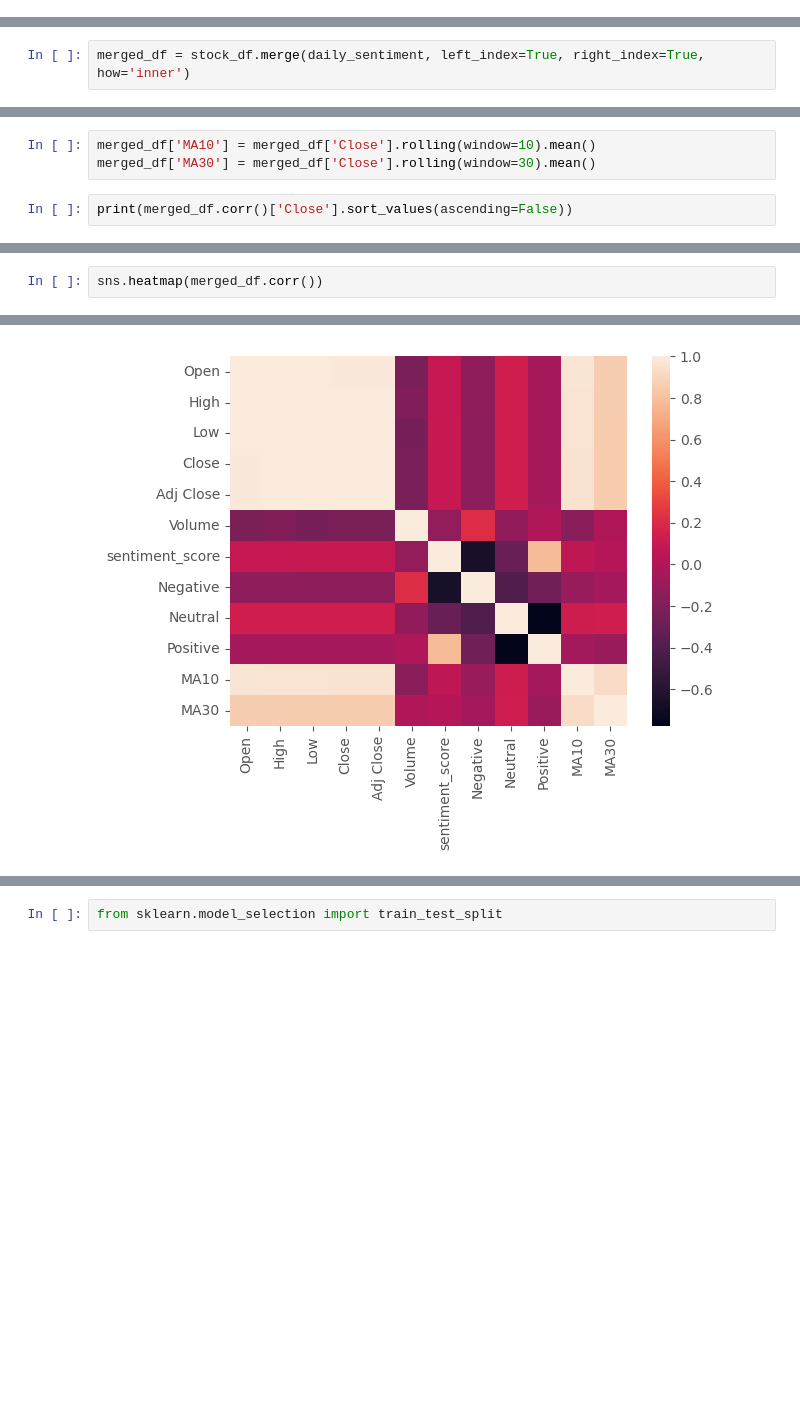
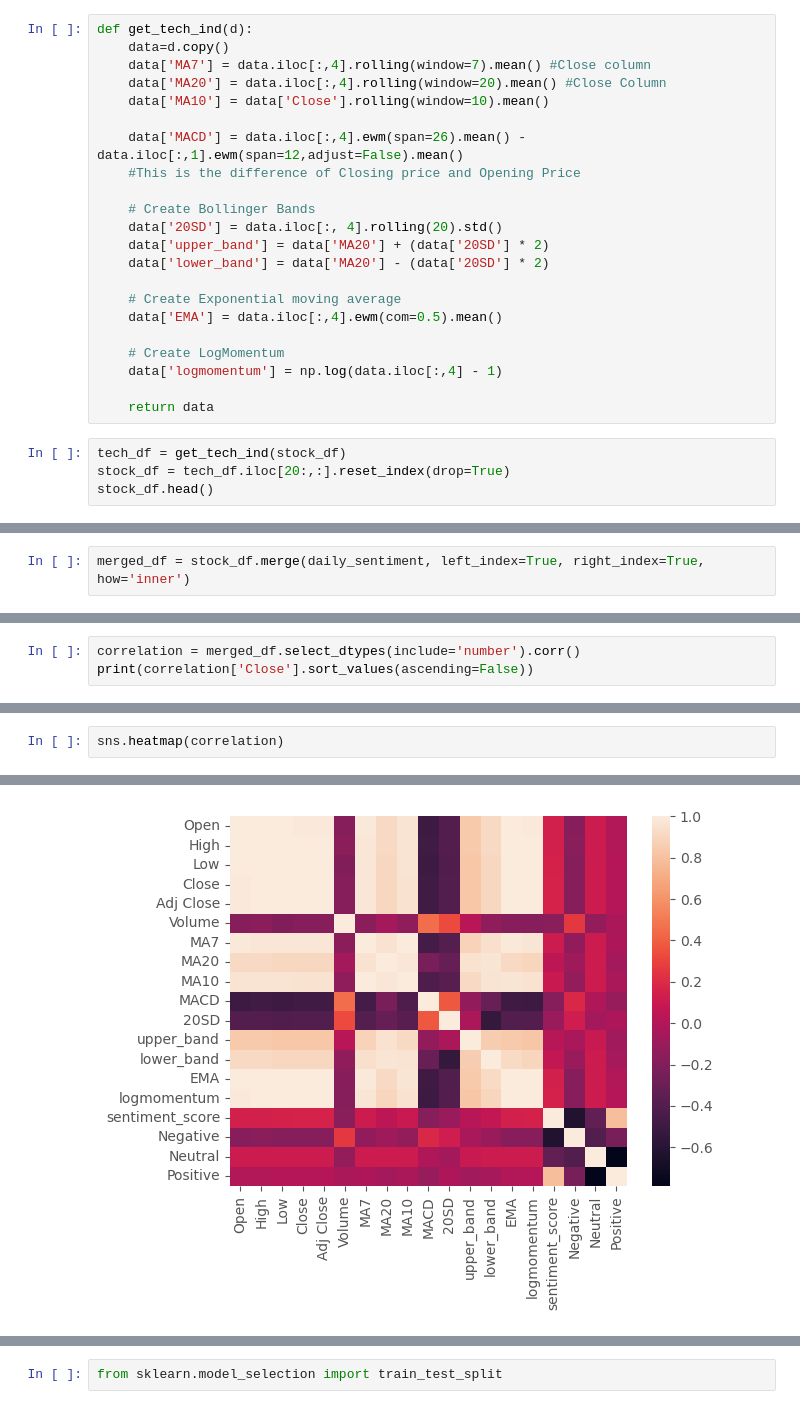
Before and after one commit to Anikethb05/Sentiment-analysis-of-Tweets-for-stock-market-prediction, a Jupyter notebook: Stock market prediction using Sentiment Analysis.ipynb, the cells around one changed output, grey strips where cells are left out. Saved outputs shown, nothing was run; the diff lists cells and outputs as text; blank space fills up the shorter version.

```diff
--- a/Stock market prediction using Sentiment Analysis.ipynb
+++ b/Stock market prediction using Sentiment Analysis.ipynb
@@ -172,0 +186,26 @@ stock_df.head()
+# %%
+def get_tech_ind(d):
+    data=d.copy()
+    data['MA7'] = data.iloc[:,4].rolling(window=7).mean() #Close column
+    data['MA20'] = data.iloc[:,4].rolling(window=20).mean() #Close Column
+    data['MA10'] = data['Close'].rolling(window=10).mean()
+
+    data['MACD'] = data.iloc[:,4].ewm(span=26).mean() - data.iloc[:,1].ewm(span=12,adjust=False).mean()
+    #This is the difference of Closing price and Opening Price
+
+    # Create Bollinger Bands
+    data['20SD'] = data.iloc[:, 4].rolling(20).std()
+    data['upper_band'] = data['MA20'] + (data['20SD'] * 2)
+    data['lower_band'] = data['MA20'] - (data['20SD'] * 2)
+
+    # Create Exponential moving average
+    data['EMA'] = data.iloc[:,4].ewm(com=0.5).mean()
+
+    # Create LogMomentum
+    data['logmomentum'] = np.log(data.iloc[:,4] - 1)
+
+    return data
+# %%
+tech_df = get_tech_ind(stock_df)
+stock_df = tech_df.iloc[20:,:].reset_index(drop=True)
+stock_df.head()
@@ -187,8 +252,6 @@ merged_df.head()
-# %%
-merged_df['MA10'] = merged_df['Close'].rolling(window=10).mean()
-merged_df['MA30'] = merged_df['Close'].rolling(window=30).mean()
 # %%
-print(merged_df.corr()['Close'].sort_values(ascending=False))
+correlation = merged_df.select_dtypes(include='number').corr()
+print(correlation['Close'].sort_values(ascending=False))
 # %% [output]
 Close              1.000000
 Adj Close          1.000000
@@ -205,6 +275,6 @@ Volume            -0.215750
 Name: Close, dtype: float64
 # %%
-sns.heatmap(merged_df.corr())
+sns.heatmap(correlation)
 # %% [output]
 <Axes: >
-[figure, old version]
+[figure, new version]
```
Also changed, not shown: parts of 42 cells of this notebook, 30 other files.
